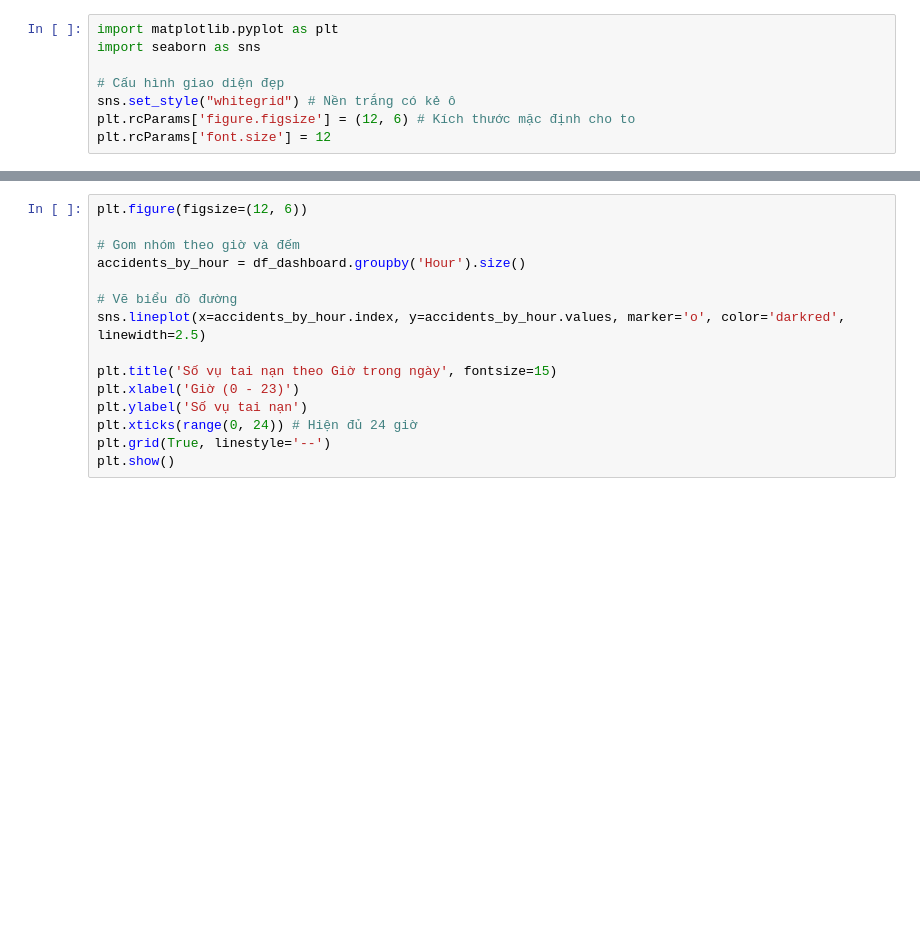
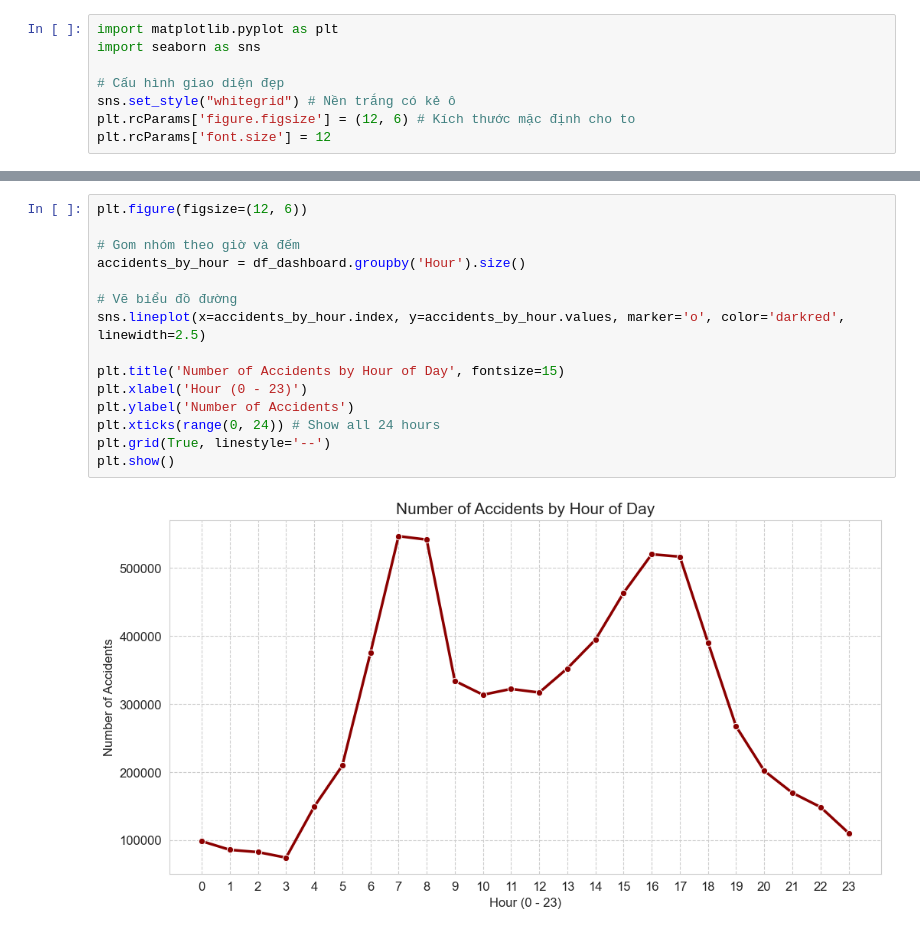
Before and after one commit to Traffic-Accident-Data-Analysis/DAP-Project, a Jupyter notebook: Untitled-1.ipynb, the cells around one changed output, grey strips where cells are left out. Saved outputs shown, nothing was run; the diff lists cells and outputs as text; blank space fills up the shorter version.

```diff
--- a/Untitled-1.ipynb
+++ b/Untitled-1.ipynb
@@ -211,18 +252,20 @@ plt.show()
 # %%
 plt.figure(figsize=(12, 6))
 
 # Gom nhóm theo giờ và đếm
 accidents_by_hour = df_dashboard.groupby('Hour').size()
 
 # Vẽ biểu đồ đường
 sns.lineplot(x=accidents_by_hour.index, y=accidents_by_hour.values, marker='o', color='darkred', linewidth=2.5)
 
-plt.title('Số vụ tai nạn theo Giờ trong ngày', fontsize=15)
-plt.xlabel('Giờ (0 - 23)')
-plt.ylabel('Số vụ tai nạn')
-plt.xticks(range(0, 24)) # Hiện đủ 24 giờ
+plt.title('Number of Accidents by Hour of Day', fontsize=15)
+plt.xlabel('Hour (0 - 23)')
+plt.ylabel('Number of Accidents')
+plt.xticks(range(0, 24)) # Show all 24 hours
 plt.grid(True, linestyle='--')
 plt.show()
+# %% [output]
+[figure, added]
 # %%
 plt.figure(figsize=(14, 7))
 
```
Also changed, not shown: parts of 10 cells of this notebook, 1 other file.
